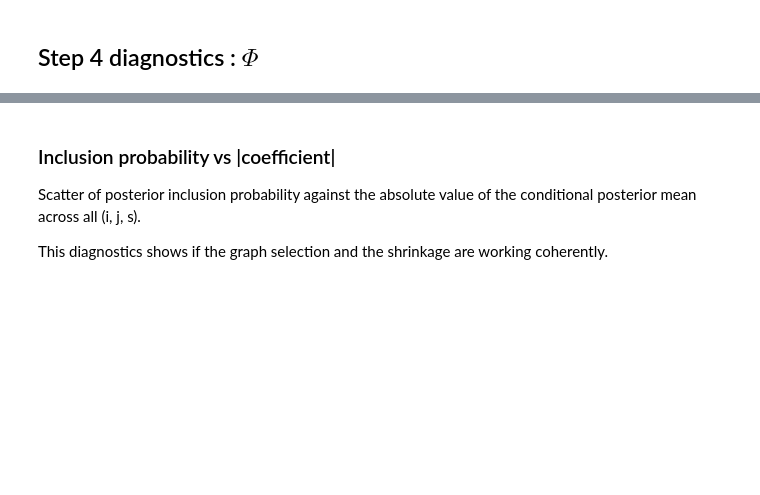
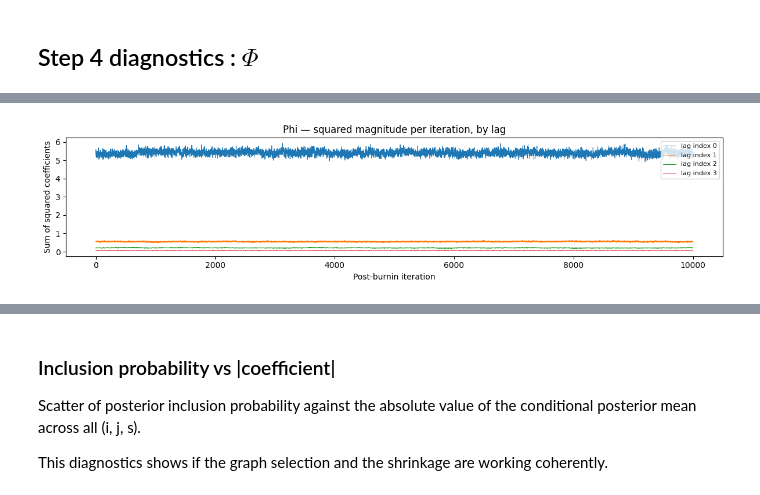
Before and after one commit to Silvia-Guidi/tesi, a Jupyter notebook: notebooks/diagnostics.ipynb, the cells around one changed output, grey strips where cells are left out. Cells and saved outputs as stored; diff of their text form; code cells hidden in the pictures; blank space fills up the shorter version.

```diff
--- a/notebooks/diagnostics.ipynb
+++ b/notebooks/diagnostics.ipynb
@@ -576,11 +603,13 @@ plot_trace(phi_norm_series, "Phi — Frobenius norm per iteration")
 # %%
 fig, ax = plt.subplots(figsize=(12, 3))
 for s in range(n_lags):
-    series = (Phi_samples[:, :, s, :] ** 2).sum(axis=(0, 1))
+    series = (samples_all['Phi'][:, :, s, :] ** 2).sum(axis=(0, 1))
     ax.plot(series, lw=0.7, label=f"lag index {s}")
 ax.set_xlabel("Post-burnin iteration")
 ax.set_ylabel("Sum of squared coefficients")
 ax.set_title("Phi — squared magnitude per iteration, by lag")
 ax.legend(loc="upper right", fontsize=8)
 plt.tight_layout()
 plt.show()
+# %% [output]
+[figure, added]
```
Also changed, not shown: parts of 27 cells of this notebook, 1 other file.
